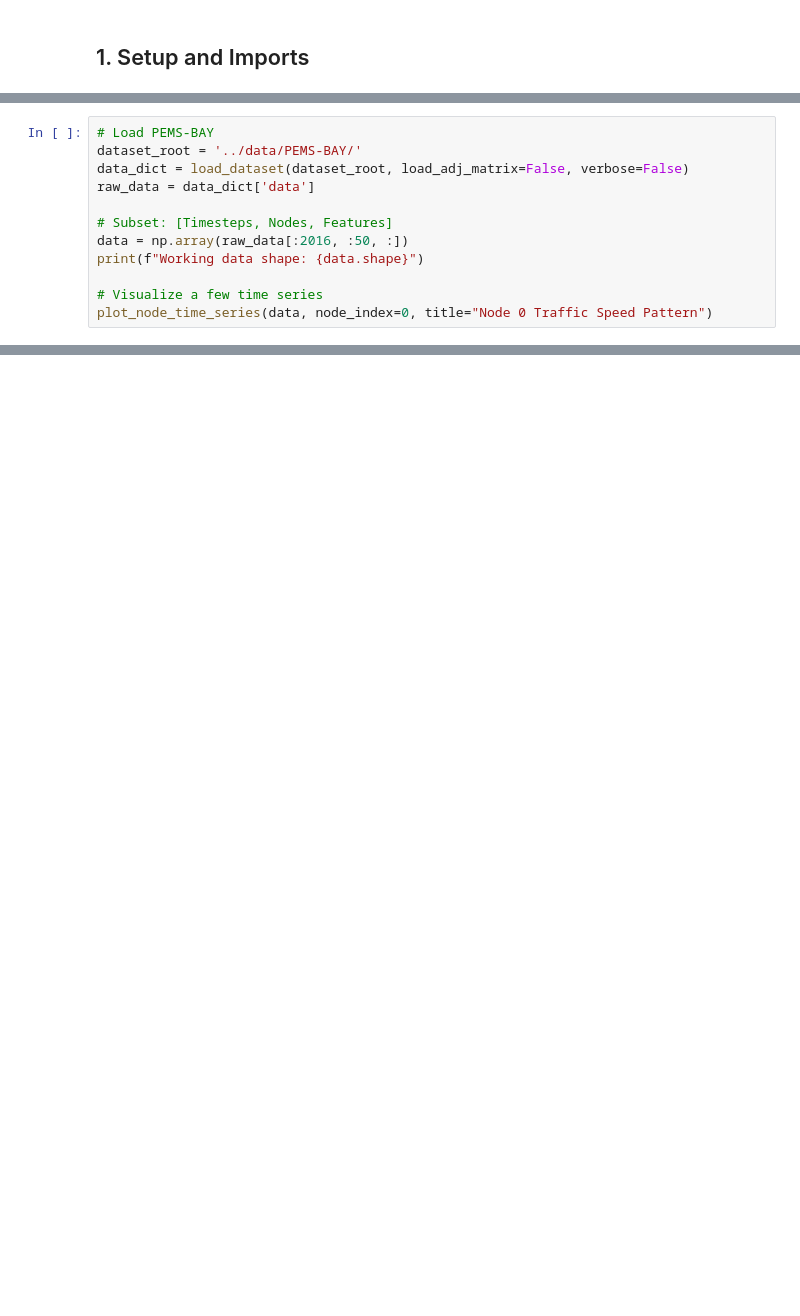
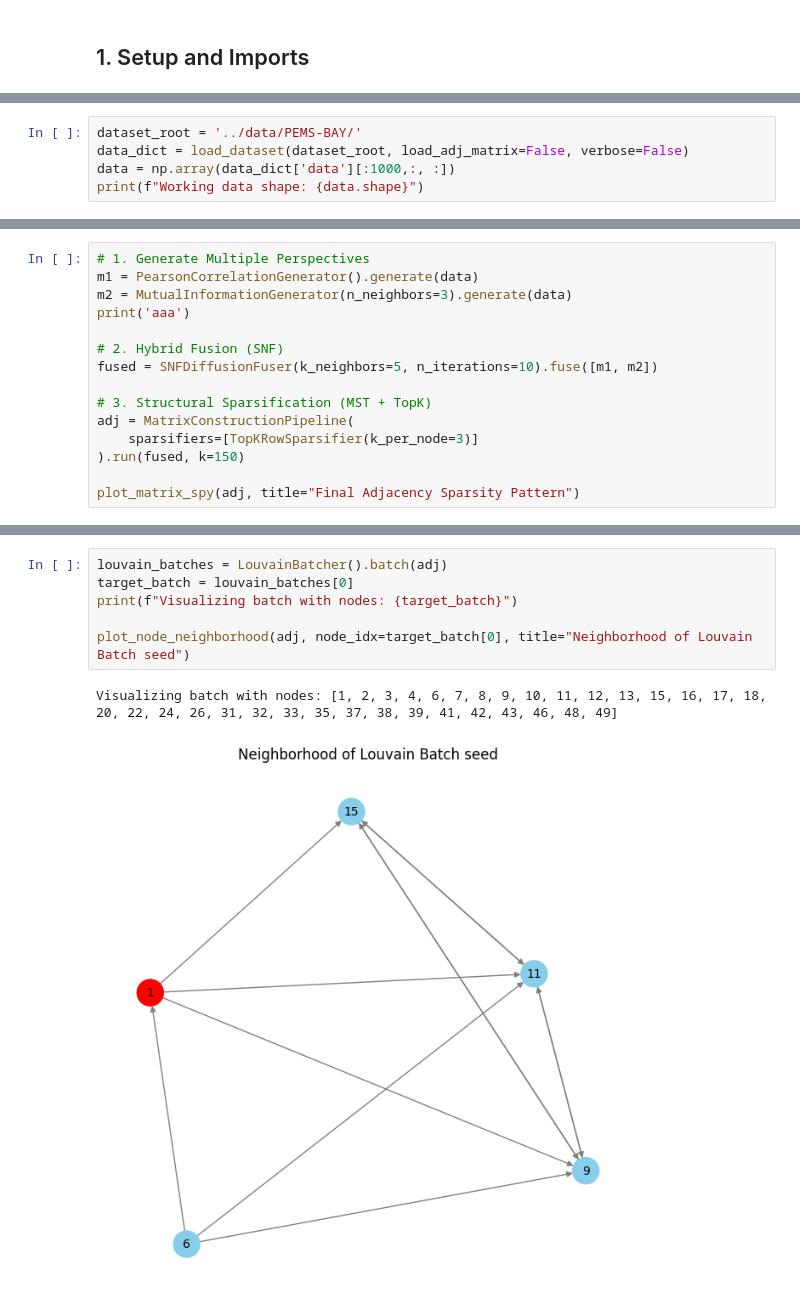
Before and after one commit to PabloMMRuiz/minerva, a Jupyter notebook: notebooks/comprehensive_showcase.ipynb, the cells around one changed output, grey strips where cells are left out. Cells and saved outputs as stored; diff of their text form; blank space fills up the shorter version.

Commit message:
Batching mode

```diff
--- a/notebooks/comprehensive_showcase.ipynb
+++ b/notebooks/comprehensive_showcase.ipynb
@@ -65,15 +45,8 @@ We load a slice of the PEMS-BAY dataset. For performance and clarity, we'll sub-
 # %%
-# Load PEMS-BAY
 dataset_root = '../data/PEMS-BAY/'
 data_dict = load_dataset(dataset_root, load_adj_matrix=False, verbose=False)
-raw_data = data_dict['data']
-
-# Subset: [Timesteps, Nodes, Features]
-data = np.array(raw_data[:2016, :50, :])
+data = np.array(data_dict['data'][:1000,:, :])
 print(f"Working data shape: {data.shape}")
-
-# Visualize a few time series
-plot_node_time_series(data, node_index=0, title="Node 0 Traffic Speed Pattern")
 # %% [output]
 Attempting to load data with shape [52116, 325, 3]...
 Data loaded successfully as a numpy.memmap object.
@@ -244,0 +57,15 @@ display(df[['num_nodes', 'density', 'sparsity', 'spectral_gap', 'num_components'
+# %%
+# 1. Generate Multiple Perspectives
+m1 = PearsonCorrelationGenerator().generate(data)
+m2 = MutualInformationGenerator(n_neighbors=3).generate(data)
+print('aaa')
+
+# 2. Hybrid Fusion (SNF)
+fused = SNFDiffusionFuser(k_neighbors=5, n_iterations=10).fuse([m1, m2])
+
+# 3. Structural Sparsification (MST + TopK)
+adj = MatrixConstructionPipeline(
+    sparsifiers=[TopKRowSparsifier(k_per_node=3)]
+).run(fused, k=150)
+
+plot_matrix_spy(adj, title="Final Adjacency Sparsity Pattern")
@@ -244,0 +115,9 @@ display(df[['num_nodes', 'density', 'sparsity', 'spectral_gap', 'num_components'
+# %%
+louvain_batches = LouvainBatcher().batch(adj)
+target_batch = louvain_batches[0]
+print(f"Visualizing batch with nodes: {target_batch}")
+
+plot_node_neighborhood(adj, node_idx=target_batch[0], title="Neighborhood of Louvain Batch seed")
+# %% [output]
+Visualizing batch with nodes: [1, 2, 3, 4, 6, 7, 8, 9, 10, 11, 12, 13, 15, 16, 17, 18, 20, 22, 24, 26, 31, 32, 33, 35, 37, 38, 39, 41, 42, 43, 46, 48, 49]
+[figure, added]
```
Also changed, not shown: parts of 22 cells of this notebook, 8 other files.
